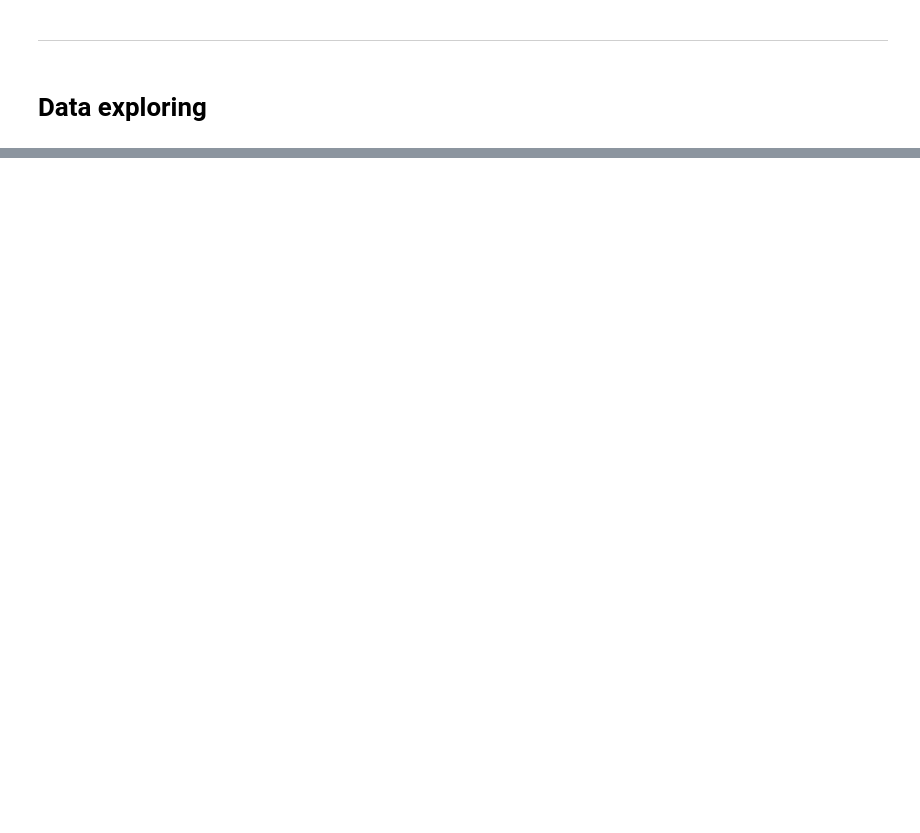
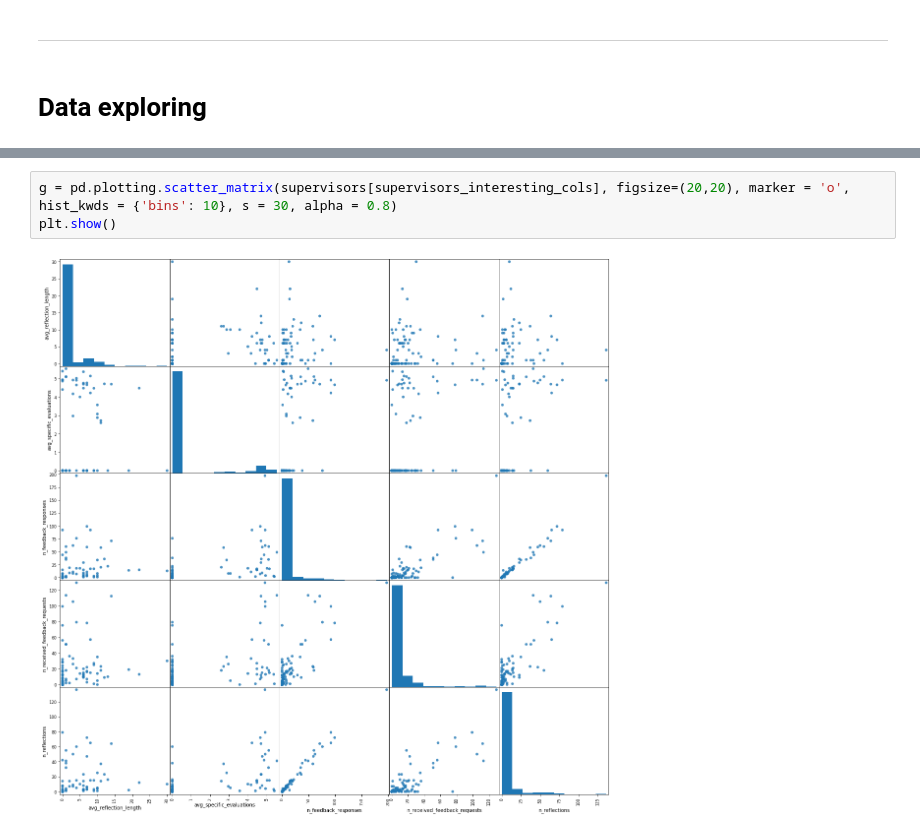
Before and after one commit to pietroairaghi/dualt_analysis, a Jupyter notebook: notebooks/preprocess_pipeline.ipynb, the cells around one changed output, grey strips where cells are left out. Cells and saved outputs as stored; diff of their text form; blank space fills up the shorter version.

```diff
--- a/notebooks/preprocess_pipeline.ipynb
+++ b/notebooks/preprocess_pipeline.ipynb
@@ -94,0 +136,5 @@ activities_info
+# %%
+g = pd.plotting.scatter_matrix(supervisors[supervisors_interesting_cols], figsize=(20,20), marker = 'o', hist_kwds = {'bins': 10}, s = 30, alpha = 0.8)
+plt.show()
+# %% [output]
+[figure, added]
```
Also changed, not shown: parts of 18 cells of this notebook, 3 other files.
